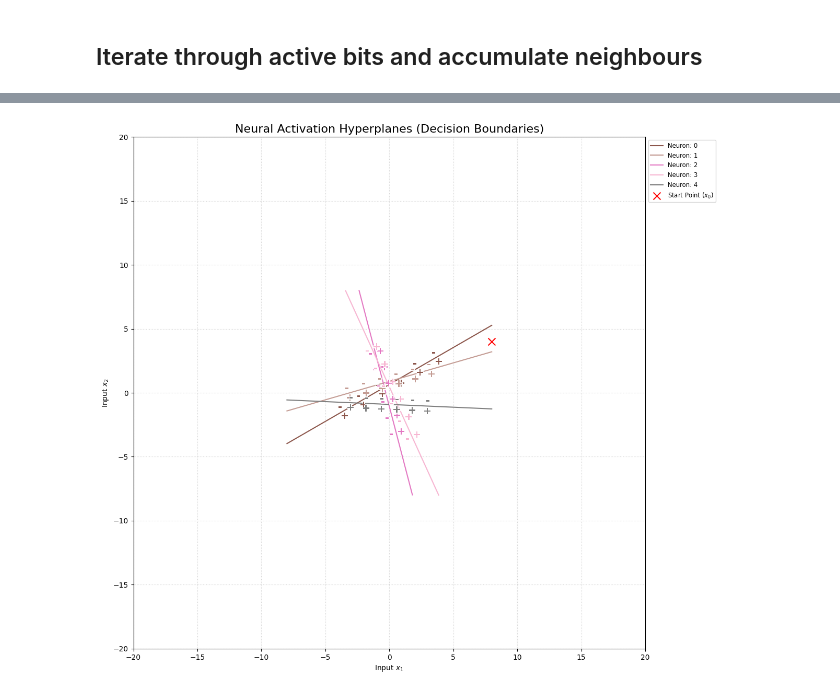
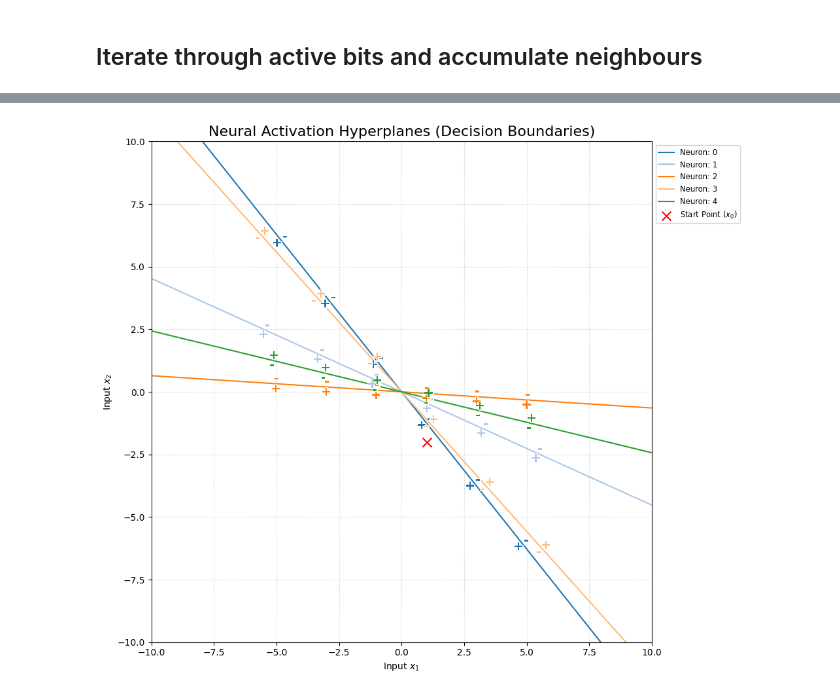
Before and after one commit to Johanmkr/WP1-Polyhedra, a Jupyter notebook: notebooks/new_tree.ipynb, the cells around one changed output, grey strips where cells are left out. Cells and saved outputs as stored; diff of their text form; code cells hidden in the pictures.

```diff
--- a/notebooks/new_tree.ipynb
+++ b/notebooks/new_tree.ipynb
@@ -85,9 +100,9 @@ from src_experiment import NeuralNet
 
 model = NeuralNet(
     input_size = 2,
-    hidden_sizes = [5,25,25],
+    hidden_sizes = [5,4,3],
     num_classes=2,
-    # seed=3,
+    seed=3,
 )
 sd = model.state_dict()
 sd
@@ -152,18 +187,7 @@ import matplotlib.patheffects as pe
 from itertools import cycle
 
 # --- 1. Data and State Setup ---
-# Assuming W1 and b1 are already defined from your neural network layers
-# Example dummy data if not defined:
-# W1 = np.array([[1, 1], [1, -1], [0, 1]])
-# b1 = np.array([10, -5, 20])
-# x0 = np.array([0, 0])
 
-# fac = 8
-# x_min, x_max = -fac, fac
-# y_min, y_max = -fac, fac
-
-# Initialize dictionaries
-traversed = {}
 # Using tab20 to get 20 distinct colors before repeating
 color_pool = cycle(plt.cm.tab20.colors)
 
@@ -226,7 +250,7 @@ def plot_hyperplane(ax, w, b, color, label, offset=0.15, num_marks=6, fac=5):
 
 # --- 3. Plotting Execution ---
 
-fig, ax = plt.subplots(figsize=(12, 12))
+fig, ax = plt.subplots(figsize=(10, 10))
 fac = 10
 # Iterate through weights and biases to plot hyperplanes
 for n, (we, be) in enumerate(zip(W1, b1)):
@@ -442,15 +515,0 @@ len(traversed)
-# %%
-from intvalpy import lineqs
-fac = 20
-
-bounds = [[-fac, -fac], [fac, fac]]
-def get_A_c(q, hp):
-    s = get_signs_from_activation(q)
-    ds = np.diag(s.ravel())
-
-    A = ds @ hp[:,:-1]
-    c = ds @ -hp[:,-1]
-    return A, c
-
-A0, c0 = get_A_c(q0, H[0])
-verts = lineqs(-A0, -c0, bounds=bounds)
@@ -486,30 +594,30 @@ for p in polygons:
 # %%
-fig, ax = plt.subplots(figsize=(12, 12))
-
+fig, ax = plt.subplots(figsize=(10, 10))
+color_pool = cycle(plt.cm.tab20.colors)
 # Iterate through weights and biases to plot hyperplanes
 for n, (we, be) in enumerate(zip(W1, b1)):
     # Get a real color from the cycle (Crucial fix)
     current_color = next(color_pool)
 
     # We pass a higher offset (e.g., 4.0) because the coordinate space is 200 units wide
-    plot_hyperplane(ax, we, be, color=current_color, label=f"Neuron: {n}", offset=fac/50)
+    plot_hyperplane(ax, we, be, color=current_color, label=f"Neuron: {n}", offset=fac/50, fac=fac)
 
 # Mark the specific point x0
 ax.scatter(x0[0], x0[1], marker="x", color="red", s=100, label="Start Point ($x_0$)", zorder=5)
 
 # Formatting the plot
 ax.set_xlim([-fac, fac])
 ax.set_ylim([-fac, fac])
 ax.set_aspect('equal')
 ax.grid(True, linestyle=':', alpha=0.6)
 
 # Move legend outside if there are many neurons
 ax.legend(loc='upper left', bbox_to_anchor=(1, 1), fontsize='small', ncol=1)
 
 plt.title("Neural Activation Hyperplanes (Decision Boundaries)", fontsize=16)
 plt.xlabel("Input $x_1$")
 plt.ylabel("Input $x_2$")
 plt.tight_layout()
 plt.show()
 # %% [output]
-[figure, old version]
+[figure, new version]
```
Also changed, not shown: parts of 42 cells of this notebook.
